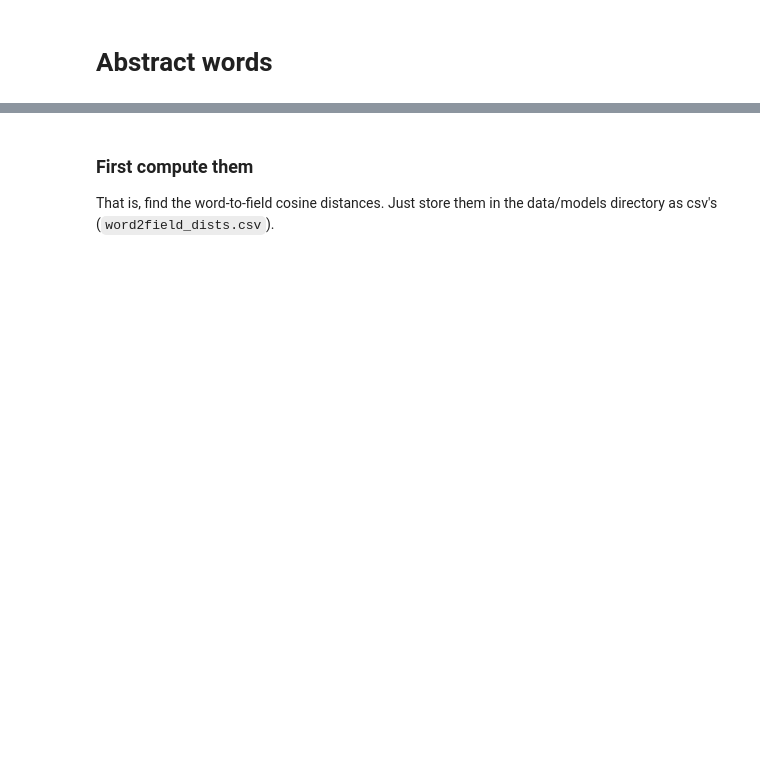
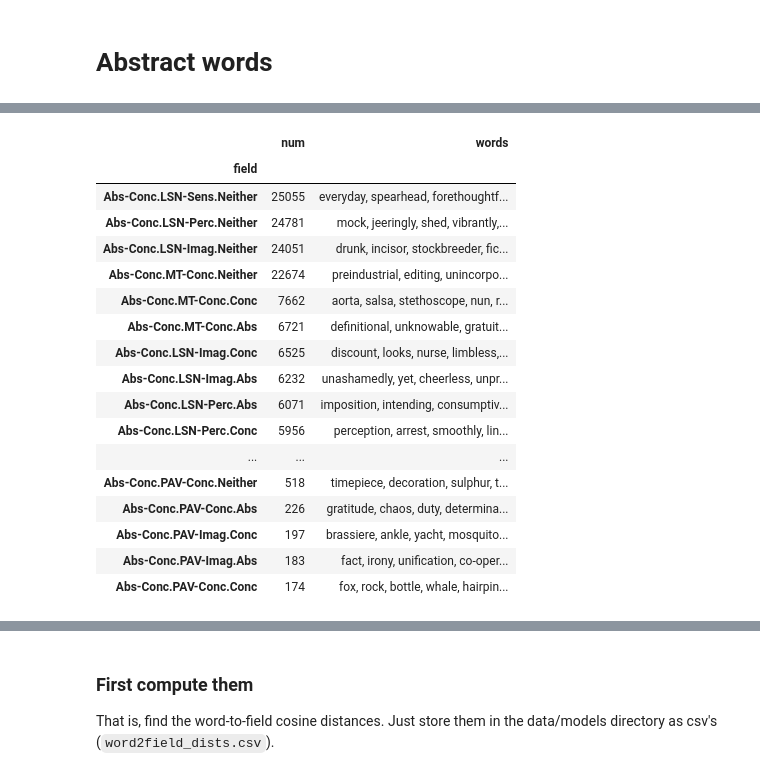
Before and after one commit to quadrismegistus/abslithist, a Jupyter notebook: 1-AbstractWords.ipynb, the cells around one changed output, grey strips where cells are left out. Drawn from its saved outputs; the diff is of its cells as text; code cells hidden in the pictures; blank space fills up the shorter version.

```diff
--- a/1-AbstractWords.ipynb
+++ b/1-AbstractWords.ipynb
@@ -32,0 +59,23 @@ Type:      function
+# %%
+# Show fields
+fields = get_origfields()
+show_fields(fields)
+# %% [output]
+|  | num | words |
+| field |  |  |
+| Abs-Conc.LSN-Sens.Neither | 25055 | everyday, spearhead, forethoughtf... |
+| Abs-Conc.LSN-Perc.Neither | 24781 | mock, jeeringly, shed, vibrantly,... |
+| Abs-Conc.LSN-Imag.Neither | 24051 | drunk, incisor, stockbreeder, fic... |
+| Abs-Conc.MT-Conc.Neither | 22674 | preindustrial, editing, unincorpo... |
+| Abs-Conc.MT-Conc.Conc | 7662 | aorta, salsa, stethoscope, nun, r... |
+| Abs-Conc.MT-Conc.Abs | 6721 | definitional, unknowable, gratuit... |
+| Abs-Conc.LSN-Imag.Conc | 6525 | discount, looks, nurse, limbless,... |
+| Abs-Conc.LSN-Imag.Abs | 6232 | unashamedly, yet, cheerless, unpr... |
+| Abs-Conc.LSN-Perc.Abs | 6071 | imposition, intending, consumptiv... |
+| Abs-Conc.LSN-Perc.Conc | 5956 | perception, arrest, smoothly, lin... |
+| ... | ... | ... |
+| Abs-Conc.PAV-Conc.Neither | 518 | timepiece, decoration, sulphur, t... |
+| Abs-Conc.PAV-Conc.Abs | 226 | gratitude, chaos, duty, determina... |
+| Abs-Conc.PAV-Imag.Conc | 197 | brassiere, ankle, yacht, mosquito... |
+| Abs-Conc.PAV-Imag.Abs | 183 | fact, irony, unification, co-oper... |
+| Abs-Conc.PAV-Conc.Conc | 174 | fox, rock, bottle, whale, hairpin... |
```
Also changed, not shown: parts of 26 cells of this notebook, 5 other files.
